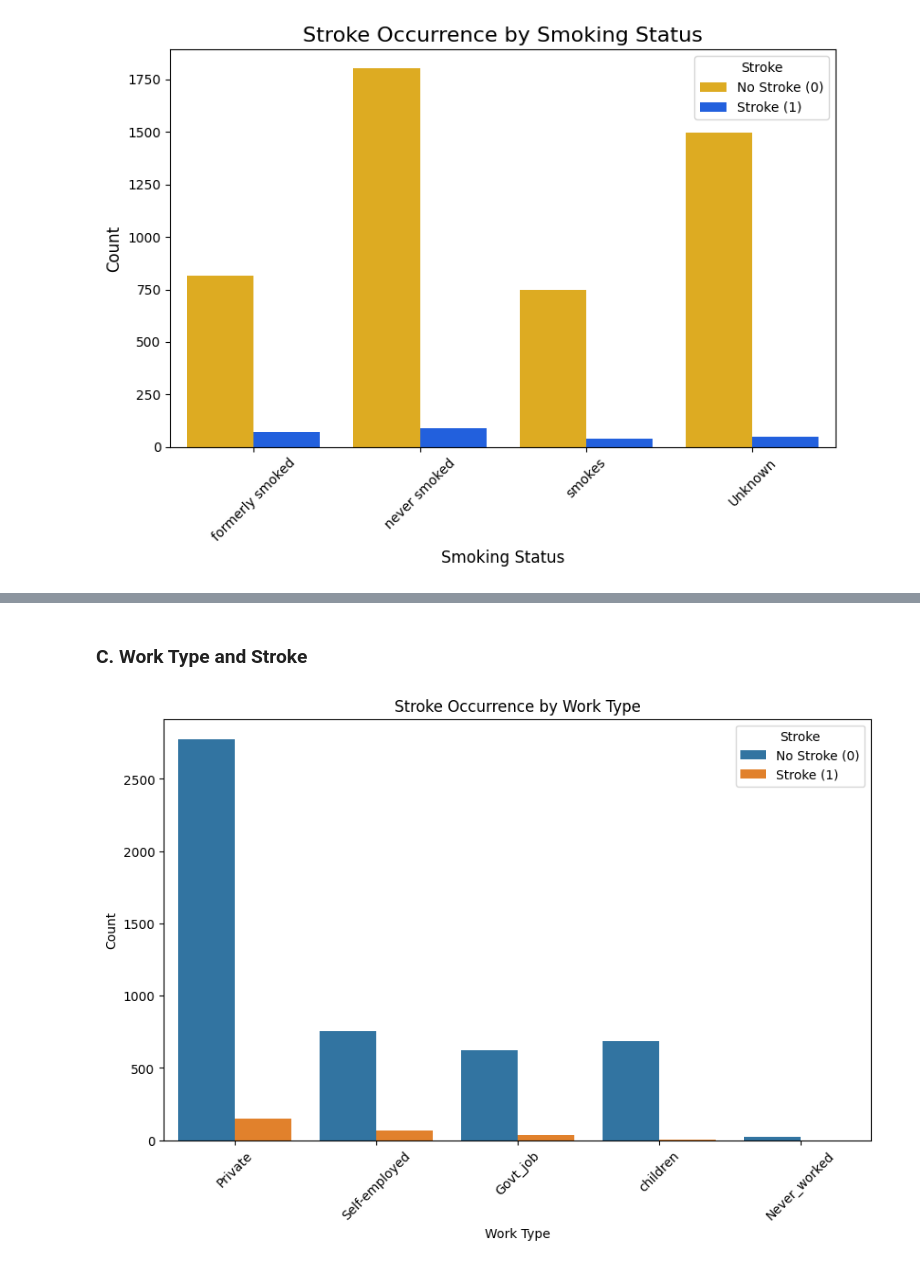
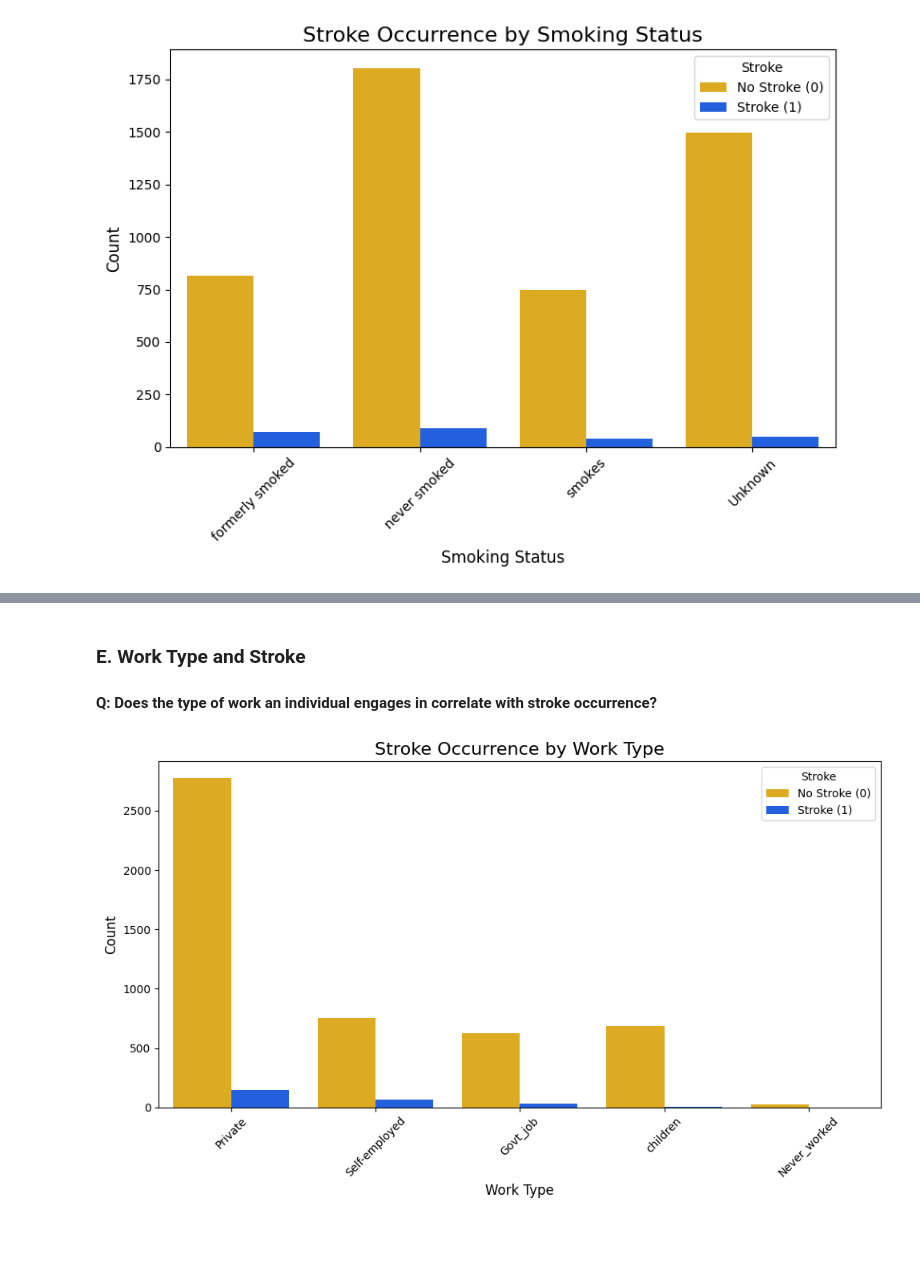
Before and after one commit to Kuldeep7k/Healthcare_Analysis_for_Stroke_Prediction, a Jupyter notebook: Healthcare Stroke Project.ipynb, the cells around one changed output, grey strips where cells are left out. Drawn from its saved outputs; the diff is of its cells as text; code cells hidden in the pictures; blank space fills up the shorter version.

```diff
--- a/Healthcare Stroke Project.ipynb
+++ b/Healthcare Stroke Project.ipynb
@@ -462,15 +399,22 @@ Overall, the data shows that individuals who never smoked have the lowest stroke
-# %% [markdown]
-### C. Work Type and Stroke
+# %% [markdown]
+### E. Work Type and Stroke
+
+#### Q: Does the type of work an individual engages in correlate with stroke occurrence?
 # %%
 # Work Type and Stroke
 plt.figure(figsize=(10, 6))
-sns.countplot(data=df, x='work_type', hue='stroke')
-plt.title('Stroke Occurrence by Work Type')
-plt.xlabel('Work Type')
-plt.ylabel('Count')
+sns.countplot(data=df, x='work_type', hue='stroke', palette=['#fcba03', '#0356fc'])
+
+plt.title('Stroke Occurrence by Work Type', fontsize=16)
+plt.xlabel('Work Type', fontsize=12)
+plt.ylabel('Count', fontsize=12)
+
 plt.xticks(rotation=45)
+
 plt.legend(title='Stroke', loc='upper right', labels=['No Stroke (0)', 'Stroke (1)'])
+
+plt.tight_layout()
 plt.show()
 # %% [output]
-[figure, old version]
+[figure, new version]
 # %% [markdown]
```
Also changed, not shown: parts of 35 cells of this notebook.
